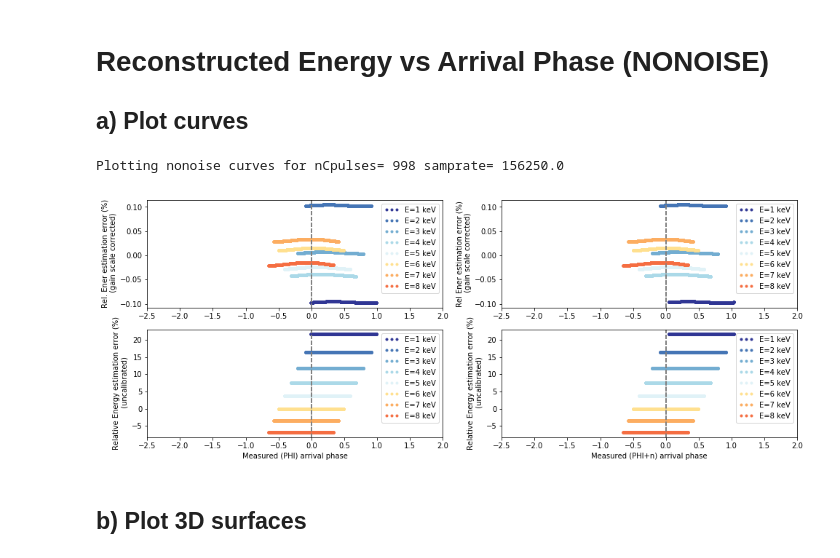
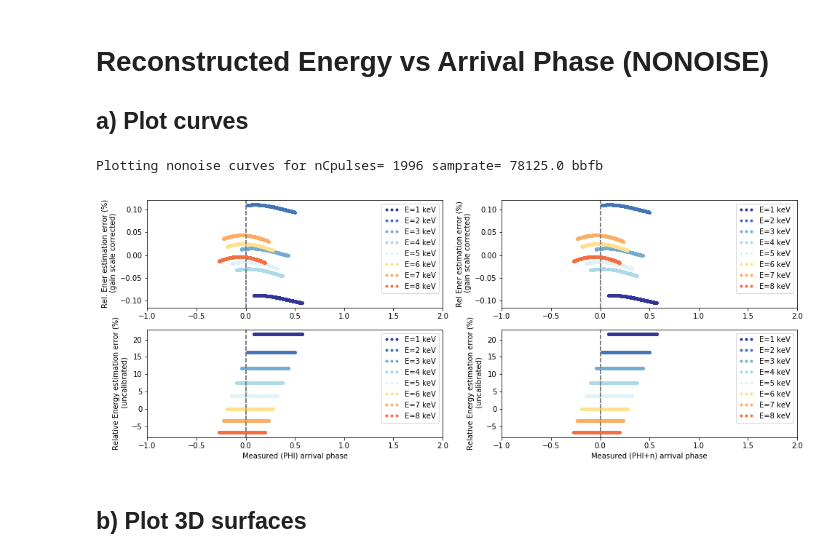
Before and after one commit to mtceballos/SIRENAcode, a Jupyter notebook: ERESOL/jitterStudyXifusim.ipynb, the cells around one changed output. Cells and saved outputs as stored; diff of their text form; code cells hidden in the pictures.

```diff
--- a/ERESOL/jitterStudyXifusim.ipynb
+++ b/ERESOL/jitterStudyXifusim.ipynb
@@ -231,12 +219,12 @@ for i in range(len(test_keV)):
 
 PIXIMPACT -> XIFUSIM (serpens)-> SIRENA(STC) -> CALIBRATED
 # %%
-run = 1
+run = 0
 # 3) Run SIRENA (AD,STC)
 # =======================
 if run:
     print("Reconstructing NNOISE",NNpulses, "single files with lib:", libfile)
-    print("jitter=",jitter,"bbfb=",bbfb,"samprate=",smprtStr)
+    print("jitter=",jitterStr,"bbfb=",bbfb,"samprate=",smprtStr)
     #sys.exit()
     for i in range(0,len(eners_keV)):
         comm = ("tesreconstruction Recordfile=" + tesFs[i] + " TesEventFile=" + evtFs[i] + " Rcmethod=SIRENA" +
@@ -275,9 +249,9 @@ SIRENA files created
 # %%
-run = 1
+run = 0
 # 4) Correct energies from gain scale
 if run:
     print("Correcting NNOISE",NNpulses, "pulses single files with lib:", libfile)
-    print("jitter=",jitter,"bbfb=",bbfb,"samprate=",smprtStr)
+    print("jitter=",jitterStr,"bbfb=",bbfb,"samprate=",smprtStr)
     for i in range(0,len(eners_keV)):
         alias = "STC_fixedlib6OF_OPTFILT" + str(pulseLength) + smprtStr + jitterStr + "_nonoise" + bbfbStr
         comm = ("python convertEnergies.py --inFile=" + evtFs[i] + " --outFile=" + calibFs[i] +
@@ -313,7 +273,7 @@ CALIBRATED files created
 # %% [markdown]
 # Test Files (noisy): piximpact, xifusim (serpens), uncalE, calE
 # %%
-run = 1
+run = 0
 # 3) Run SIRENA (AD,STC)
 # =======================
 if run:
@@ -353,5 +300,5 @@ test SIRENA files created
 # %%
-run=1
+run=0
 if run:
     print("Creating CALIB test files for BBFB,SAMPRATE=",bbfb,smprt)
     # 4) Correct energies from gain scale
@@ -403,24 +337,28 @@ print("Plotting nonoise curves for nCpulses=",nCpulses, "samprate=",samprate, bb
 
 ph_values = np.zeros((len(eners_keV),nCpulses))
 phcorr_values = np.zeros((len(eners_keV),nCpulses))
-Phase0_values = np.zeros((len(eners_keV),nCpulses))
+#Phase0_values = np.zeros((len(eners_keV),nCpulses))
 PHI_values = np.zeros((len(eners_keV),nCpulses))
 PHIn_values = np.zeros((len(eners_keV),nCpulses))
 
 for i in range(0,len(eners_keV)):
     # Impacts
-    imp = fits.open(impFs[i], memmap=True)
-    impTab = imp[1].data
-    impTimes = impTab['TIME']
-    impIDs = impTab['PH_ID']
-    imp.close()
+    #imp = fits.open(impFs[i], memmap=True)
+    #impTab = imp[1].data
+    #impTimes = impTab['TIME']
+    #impIDs = impTab['PH_ID']
+    #imp.close()
 
     # Detected events
     uncal = fits.open(evtFs[i], memmap=True)
     uncalTab = uncal[1].data
     uncalTimes = uncalTab['TIME']
     uncalEners = uncalTab['SIGNAL']
+    uncalPHIS = uncalTab['PHI']
+    uncalLAGS = uncalTab['LAGS']
     ph_values[i,] = uncalEners[0:nCpulses]
+    PHI_values[i,] = uncalPHIS[0:nCpulses]
+    PHIn_values[i,] = uncalPHIS[0:nCpulses] + uncalLAGS[0:nCpulses]
     uncal.close()
 
     # Calibrated events (gain-scale corrected)
@@ -444,16 +382,17 @@ for i in range(0,len(eners_keV)):
     relErrUncal = (uncalEners - inkeV)*100./inkeV  # [%] Relative uncalEnergy Estimation Error
 
     # simulated phase
-    if (samprate == ""):
-        arrPhase0 = auxpy.arrivalPhase(impF=impFs[i], evtF=evtFs[i],samprate=samprate, arrmethod=0)
-        Phase0_values[i,] = arrPhase0[0:nCpulses]
+    #if (samprate == ""):
+    #    arrPhase0 = auxpy.arrivalPhase(impF=impFs[i], evtF=evtFs[i],samprate=samprate, arrmethod=0)
+    #    Phase0_values[i,] = arrPhase0[0:nCpulses]
+
     # phase from trigger-sample (<=1)
-    arrPhasePHI = auxpy.arrivalPhase(impF=impFs[i], evtF=evtFs[i],samprate=samprate, arrmethod=6)
+    # arrPhasePHI = auxpy.arrivalPhase(impF=impFs[i], evtF=evtFs[i],samprate=samprate, arrmethod=6)
     # phase from trigger-sample
-    arrPhasePHIn = auxpy.arrivalPhase(impF=impFs[i], evtF=evtFs[i],samprate=samprate, arrmethod=5)
+    # arrPhasePHIn = auxpy.arrivalPhase(impF=impFs[i], evtF=evtFs[i],samprate=samprate, arrmethod=5)
 
-    PHI_values[i,] = arrPhasePHI[0:nCpulses]
-    PHIn_values[i,] = arrPhasePHIn[0:nCpulses]
+    #PHI_values[i,] = arrPhasePHI[0:nCpulses]
+    #PHIn_values[i,] = arrPhasePHIn[0:nCpulses]
 
 fig = plt.figure(figsize=(16,6))
 
@@ -488,7 +427,7 @@ for i in range(len(eners_keV)):
     #    fc = 'none'
     ax.plot(PHI_values[i,], relErr, marker='o', markerfacecolor=fc, linestyle='none',
              markeredgecolor=cols[i], label=labelLeg, ms=3)
-    ax.set_xlim(-2.5,2)
+    ax.set_xlim(-1.,2)
     ax.axvline(x=0, linestyle="dashed",color="gray")
     ax.legend(numpoints=3)
 
@@ -506,7 +445,7 @@ for i in range(len(eners_keV)):
     #    fc = 'none'
     ax.plot(PHIn_values[i,], relErr, marker='o', markerfacecolor=fc, linestyle='none',
              markeredgecolor=cols[i], label=labelLeg, ms=3)
-    ax.set_xlim(-2.5,2)
+    ax.set_xlim(-1,2)
     ax.axvline(x=0, linestyle="dashed",color="gray")
     ax.legend(numpoints=3)
 
@@ -537,37 +476,41 @@ ax.set_ylabel("Relative Energy estimation error (%)\n (uncalibrated)")
 for i in range(len(eners_keV)):
     inkeV = eners_keV[i]
     relErr = (ph_values[i,] - inkeV)*100./inkeV  # [%] Relative Energy Estimation Error
     labelLeg = "E=" + str(inkeV) + " keV"
     fc = cols[i]
     #if i % 2 == 0:
     #    fc = 'none'
     ax.plot(PHI_values[i,], relErr, marker='o', markerfacecolor=fc, linestyle='none',
              markeredgecolor=cols[i], label=labelLeg, ms=3)
-    ax.set_xlim(-2.5,2)
+    ax.set_xlim(-1,2)
     ax.axvline(x=0, linestyle="dashed",color="gray")
     ax.legend(numpoints=3)
 
 # Plot RelativeErrCorrEner vs Corrected Phases
 # =================================================
 #ax = fig.add_subplot(236)
 ax = fig.add_subplot(224)
 ax.set_xlabel("Measured (PHI+n) arrival phase")
 ax.set_ylabel("Relative Energy estimation error (%)\n (uncalibrated)")
 for i in range(len(eners_keV)):
     inkeV = eners_keV[i]
     relErr = (ph_values[i,] - inkeV)*100./inkeV  # [%] Relative Energy Estimation Error
     labelLeg = "E=" + str(inkeV) + " keV"
     fc = cols[i]
     #if i % 2 == 0:
     #    fc = 'none'
     ax.plot(PHIn_values[i,], relErr, marker='o', markerfacecolor=fc, linestyle='none',
              markeredgecolor=cols[i], label=labelLeg, ms=3)
-    ax.set_xlim(-2.5,2)
+    ax.set_xlim(-1,2)
     ax.axvline(x=0, linestyle="dashed",color="gray")
     ax.legend(numpoints=3)
+
+maxPhase = list()
+for i in range(len(eners_keV)):
+    maxPhase.append(max(PHI_values[i,]))
 # %% [output]
-Plotting nonoise curves for nCpulses= 998 samprate= 156250.0
+Plotting nonoise curves for nCpulses= 1996 samprate= 78125.0 bbfb
-[figure, old version]
+[figure, new version]
 # %% [markdown]
 ##  b) Plot 3D surfaces
 # %%
```
Also changed, not shown: parts of 9 cells of this notebook.
